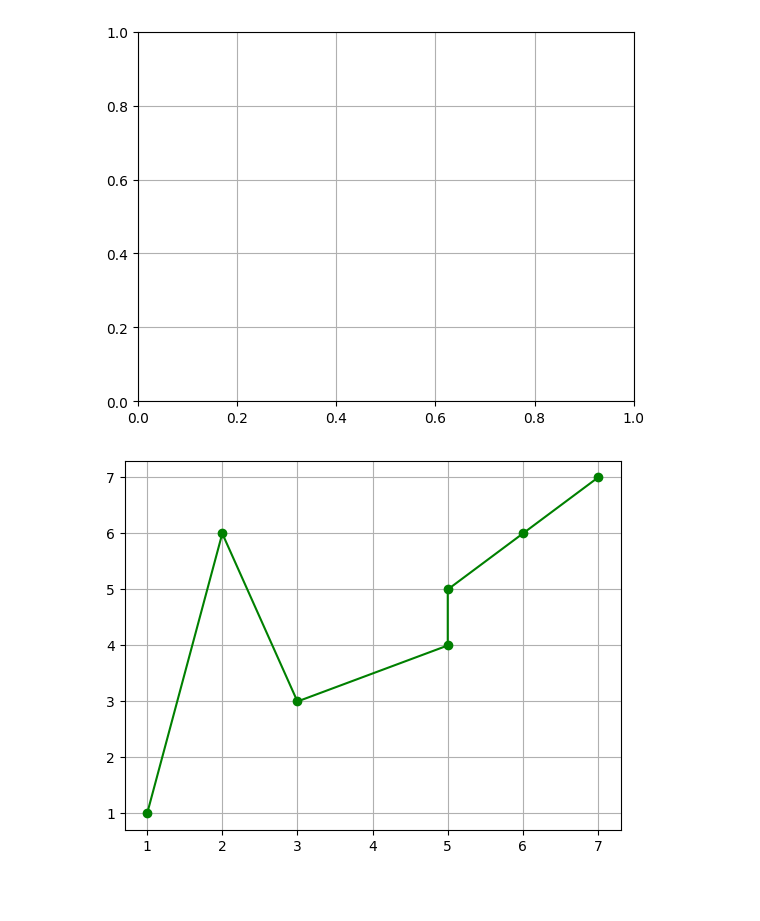
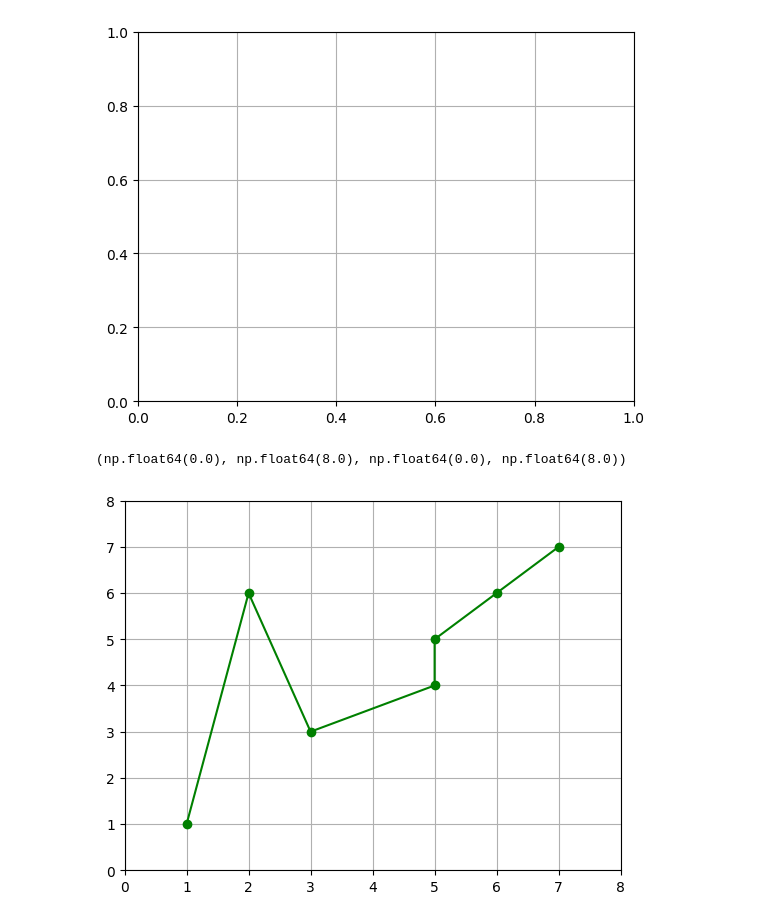
Before and after one commit to MyAppsTest/ciencia_datos_udemy_fg, a Jupyter notebook: Matplotlib.ipynb, the cells around one changed output. Cells and saved outputs as stored; diff of their text form; code cells hidden in the pictures; blank space fills up the shorter version.

```diff
--- a/Matplotlib.ipynb
+++ b/Matplotlib.ipynb
@@ -41,5 +41,7 @@ y = [1,6,3,4,5,6,7]
 # %%
 plt.grid()
 plt.plot(x,y,"go-");
+plt.axis([0,8,0,8])
 # %% [output]
+(np.float64(0.0), np.float64(8.0), np.float64(0.0), np.float64(8.0))
-[figure, old version]
+[figure, new version]
```
Also changed, not shown: parts of 2 cells of this notebook.
